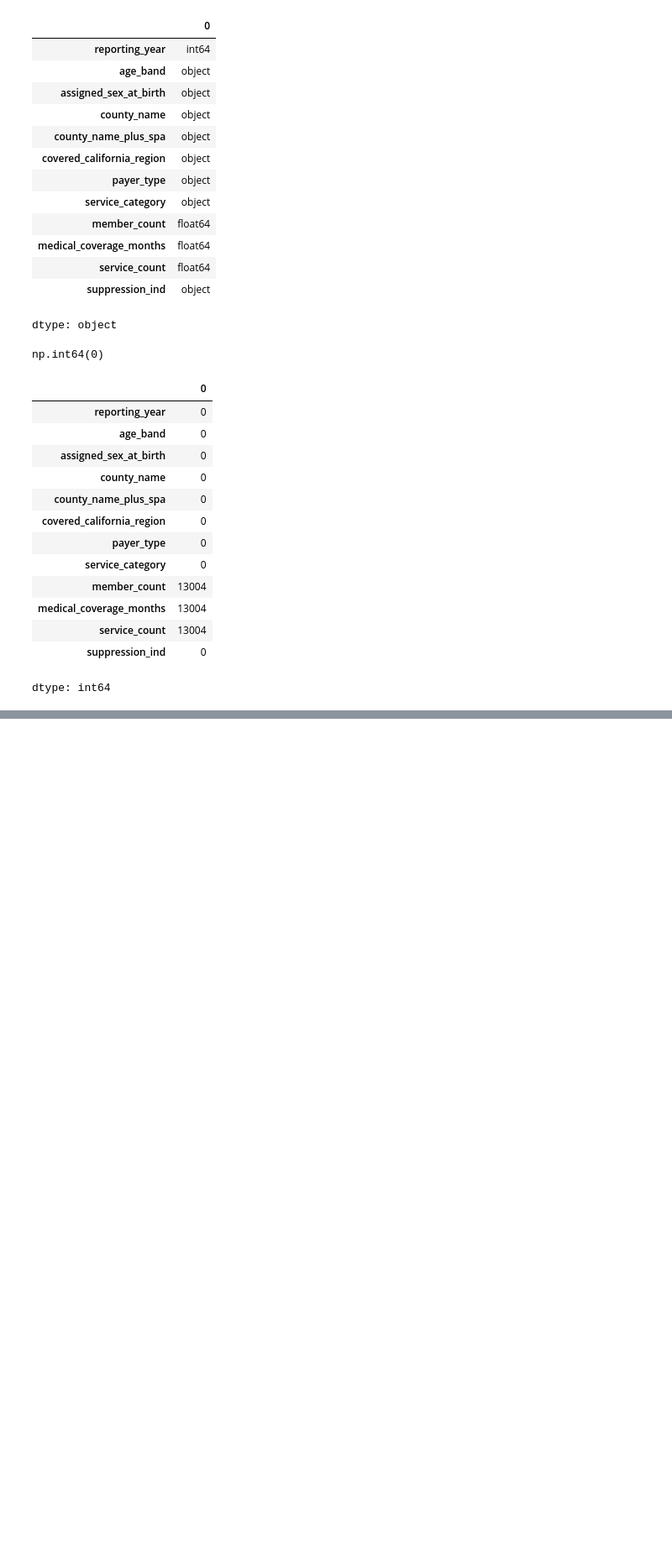
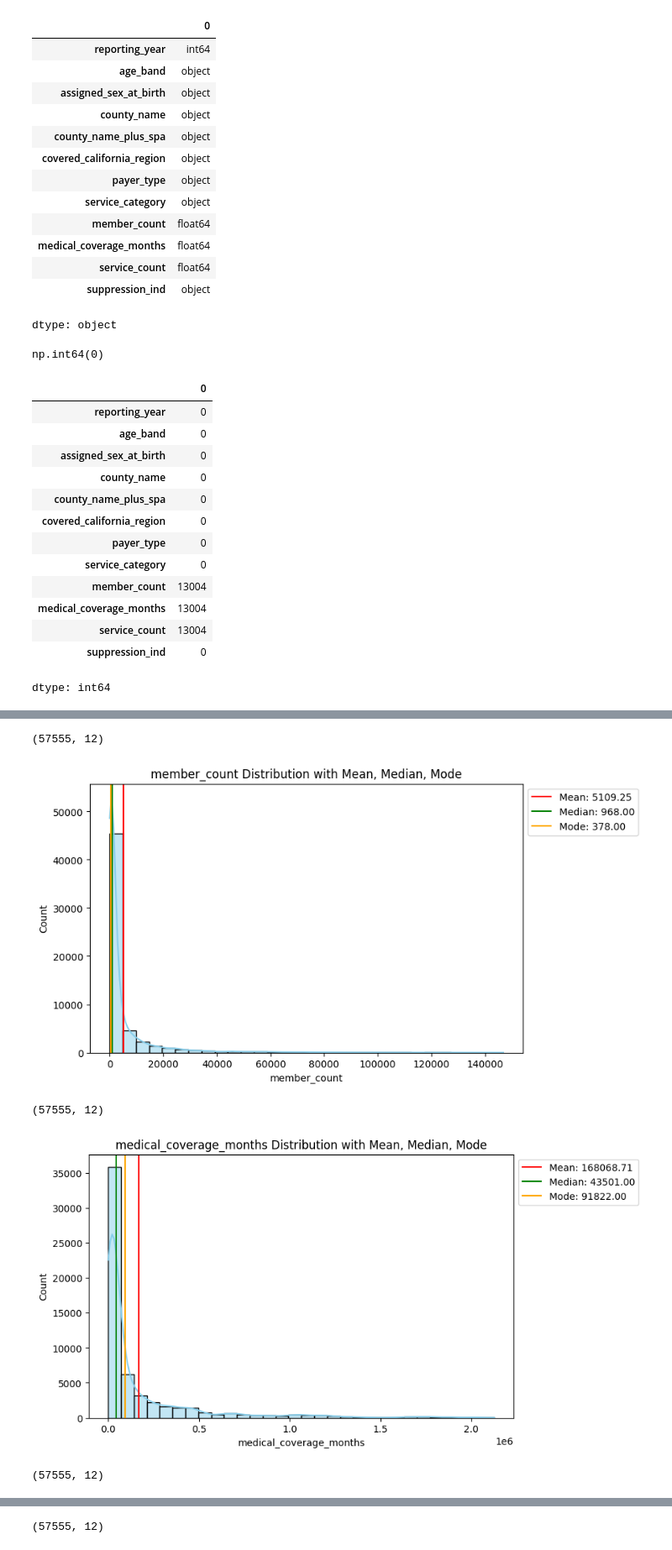
Before and after one commit to Suriya-Data-Analyst/Healthcare-Service-Utilization-Analysis-Using-Python, a Jupyter notebook: Healthcare_Service_Utilization_Analysis.ipynb, the cells around one changed output, grey strips where cells are left out. Shown at 84% size. Drawn from its saved outputs; the diff is of its cells as text; code cells hidden in the pictures; blank space fills up the shorter version.

```diff
--- a/Healthcare_Service_Utilization_Analysis.ipynb
+++ b/Healthcare_Service_Utilization_Analysis.ipynb
@@ -138,0 +423,7 @@ dtype: int64
+# %%
+# Creating Utilization Level (Low, Medium, High) Based on Average Services Per Member
+df["utilization_level"] = pd.qcut(
+    df["avg_services_per_member"],
+    q=3,
+    labels=["Low", "Medium", "High"]
+)
@@ -138,0 +549,13 @@ dtype: int64
+# %%
+#Numerical Columns For Central Tendency Analysis
+num_col = [
+    'member_count',
+    'medical_coverage_months',
+    'service_count',
+    'avg_services_per_member']
+# %%
+#Summary Table
+summary_table = pd.DataFrame({
+    'Mean': df[num_col].mean(),
+    'Median': df[num_col].median(),
+    'Mode': df[num_col].mode().iloc[0]})
@@ -138,0 +573,33 @@ dtype: int64
+# %%
+#Histogram With Mean, Median and Mode
+for col in num_col:
+
+    #Getting the calculated values from summary table
+    mean_val = summary_table.loc[col, 'Mean']
+    median_val = summary_table.loc[col, 'Median']
+    mode_val = summary_table.loc[col, 'Mode']
+
+    #Setting the chart canvas size
+    plt.figure(figsize=(8,5))
+    print(df.shape)
+
+    #Plotting Histogram With KDE Curve
+    sns.histplot(df[col], kde=True, bins=30, color='skyblue')
+
+    #Adding Vertical Lines For Mean, Median & Mode
+    plt.axvline(mean_val, color='red', label=f'Mean: {mean_val:.2f}')
+    plt.axvline(median_val, color='green', label=f'Median: {median_val:.2f}')
+    plt.axvline(mode_val, color='orange', label=f'Mode: {mode_val:.2f}')
+
+    #Adding titles and clean text labels
+    plt.title(f'{col} Distribution with Mean, Median, Mode')
+    plt.legend(loc='upper left', bbox_to_anchor=(1,1))
+
+    #Viewing the chart
+    plt.show()
+# %% [output]
+(57555, 12)
+[figure, added]
+(57555, 12)
+[figure, added]
+(57555, 12)
@@ -138,0 +607 @@ dtype: int64
+(57555, 12)
```
Also changed, not shown: parts of 97 cells of this notebook.
